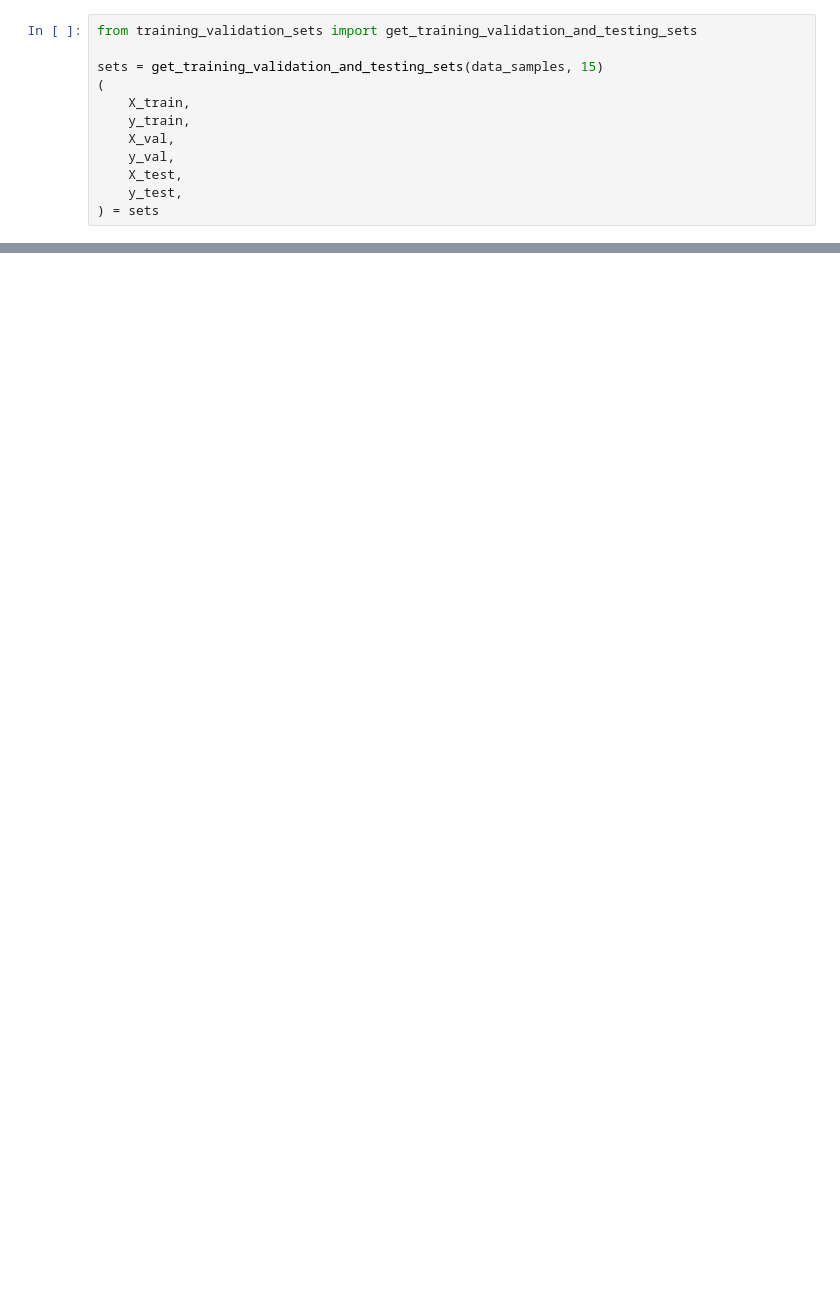
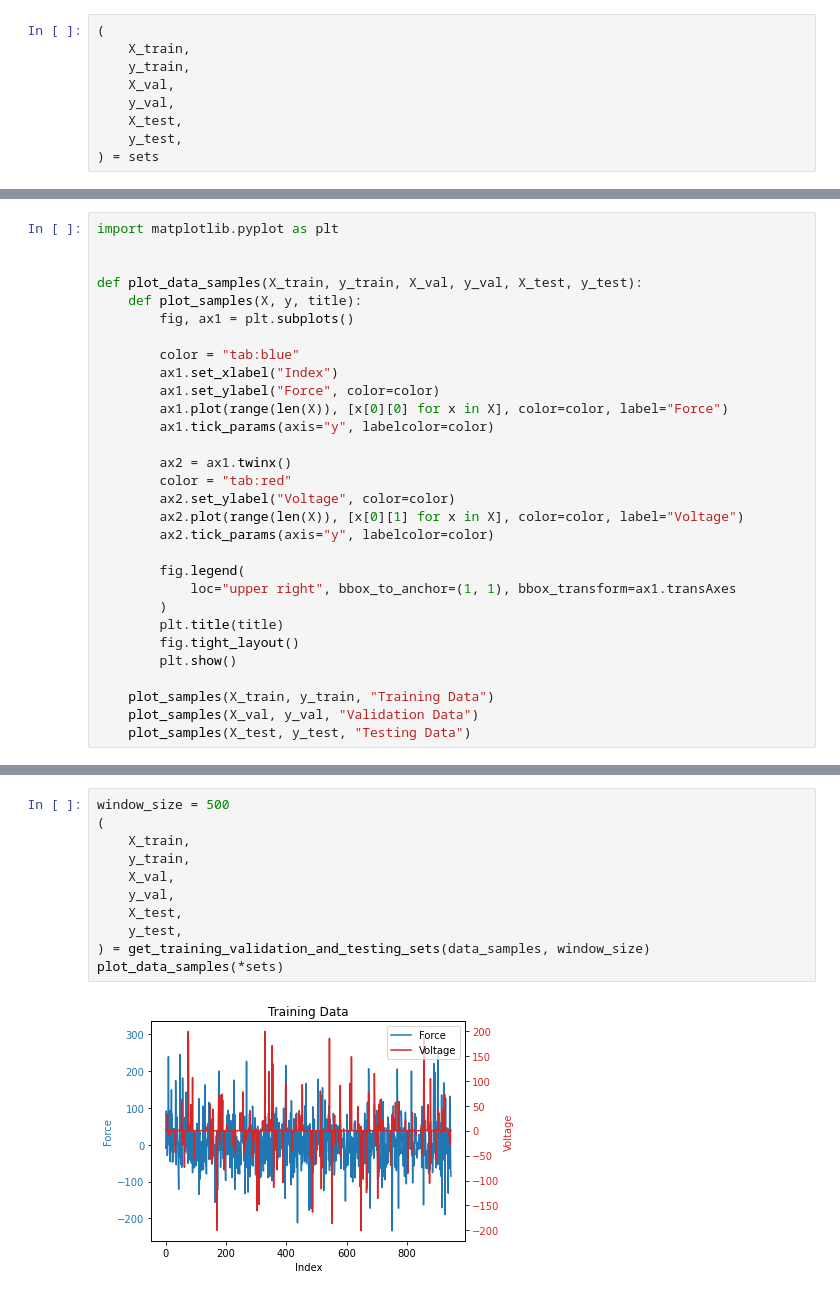
Before and after one commit to olgaszatkowska/non-linear-systems-identification, a Jupyter notebook: F_16_ground_vibration_test_identification.ipynb, the cells around one changed output, grey strips where cells are left out. Cells and saved outputs as stored; diff of their text form; blank space fills up the shorter version.

Commit message:
Added data visualization, scaling and pickling

```diff
--- a/F_16_ground_vibration_test_identification.ipynb
+++ b/F_16_ground_vibration_test_identification.ipynb
@@ -10,7 +12,4 @@ DataSample(force=-3.957, voltage=0.012045, acceleration_1=-0.0053978, accelerati
 # %%
-from training_validation_sets import get_training_validation_and_testing_sets
-
-sets = get_training_validation_and_testing_sets(data_samples, 15)
 (
     X_train,
     y_train,
@@ -107,0 +29,30 @@ TypeError: get_training_validation_and_testing_sets() takes 2 positional argumen
+# %%
+import matplotlib.pyplot as plt
+
+
+def plot_data_samples(X_train, y_train, X_val, y_val, X_test, y_test):
+    def plot_samples(X, y, title):
+        fig, ax1 = plt.subplots()
+
+        color = "tab:blue"
+        ax1.set_xlabel("Index")
+        ax1.set_ylabel("Force", color=color)
+        ax1.plot(range(len(X)), [x[0][0] for x in X], color=color, label="Force")
+        ax1.tick_params(axis="y", labelcolor=color)
+
+        ax2 = ax1.twinx()
+        color = "tab:red"
+        ax2.set_ylabel("Voltage", color=color)
+        ax2.plot(range(len(X)), [x[0][1] for x in X], color=color, label="Voltage")
+        ax2.tick_params(axis="y", labelcolor=color)
+
+        fig.legend(
+            loc="upper right", bbox_to_anchor=(1, 1), bbox_transform=ax1.transAxes
+        )
+        plt.title(title)
+        fig.tight_layout()
+        plt.show()
+
+    plot_samples(X_train, y_train, "Training Data")
+    plot_samples(X_val, y_val, "Validation Data")
+    plot_samples(X_test, y_test, "Testing Data")
@@ -107,0 +61,13 @@ TypeError: get_training_validation_and_testing_sets() takes 2 positional argumen
+# %%
+window_size = 500
+(
+    X_train,
+    y_train,
+    X_val,
+    y_val,
+    X_test,
+    y_test,
+) = get_training_validation_and_testing_sets(data_samples, window_size)
+plot_data_samples(*sets)
+# %% [output]
+[figure, added]
```
Also changed, not shown: parts of 10 cells of this notebook, 6 other files.
